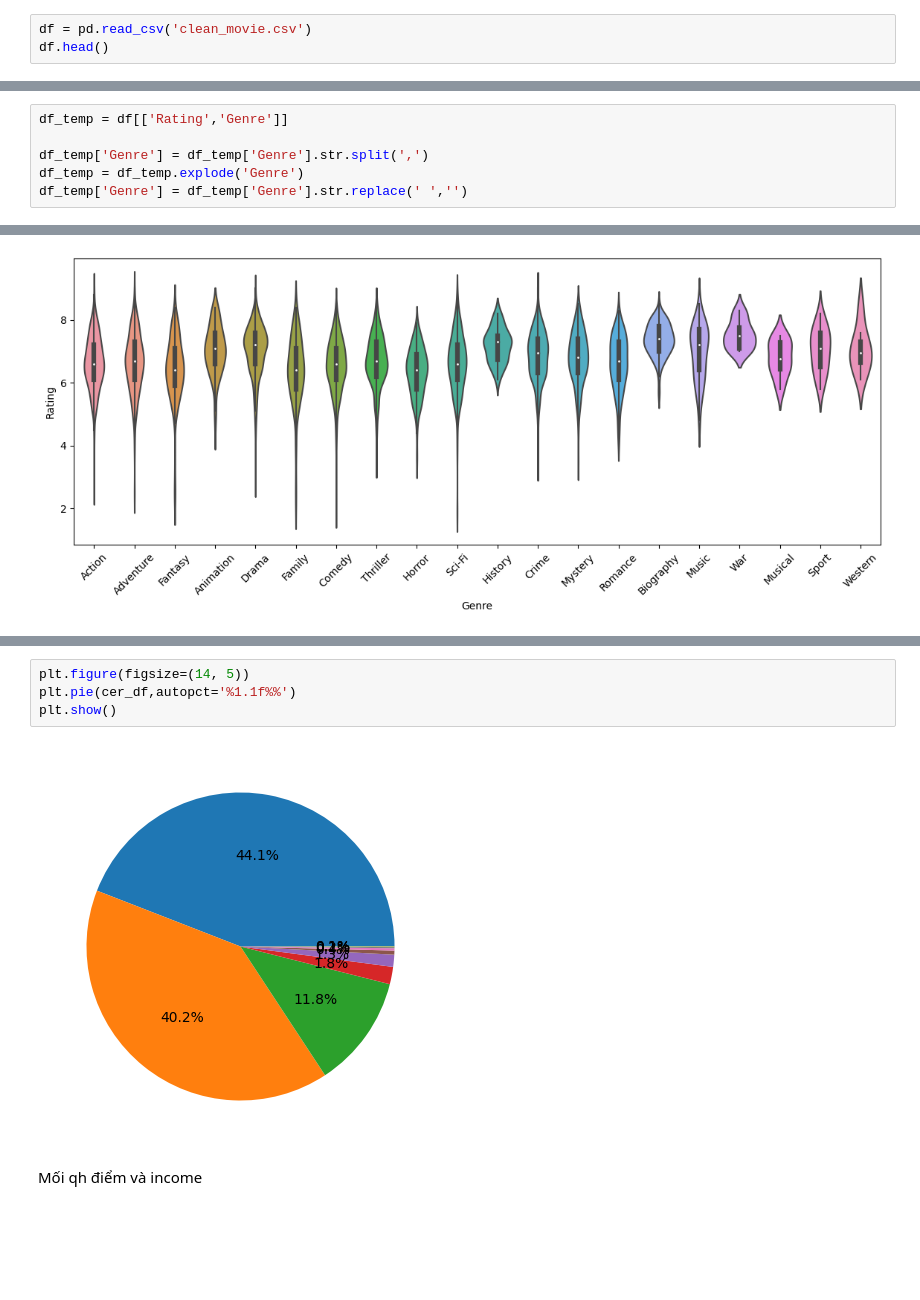
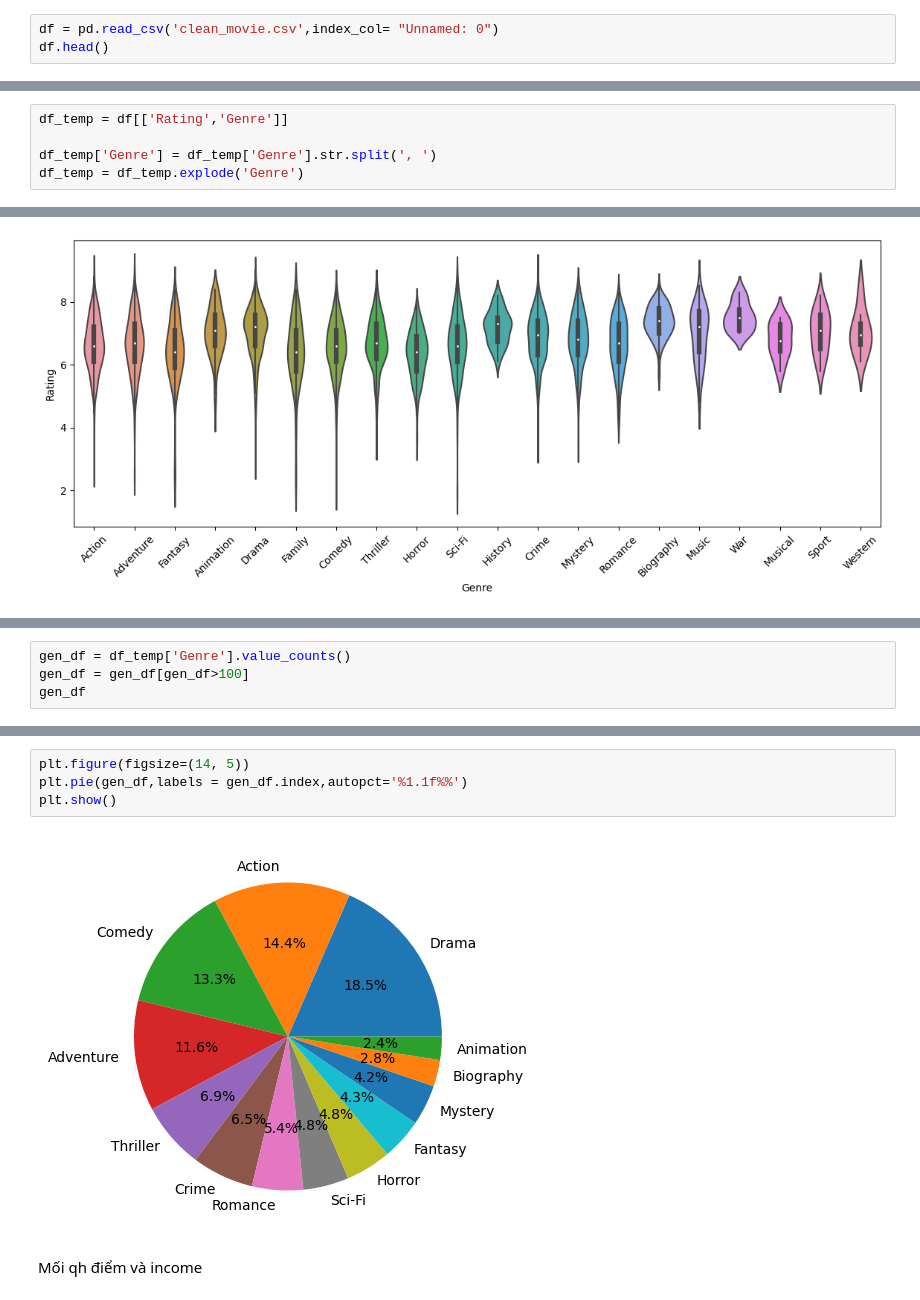
Before and after one commit to 20120273/Movie-Visualize, a Jupyter notebook: trucquanmovie.ipynb, the cells around one changed output, grey strips where cells are left out. Saved outputs shown, nothing was run; the diff lists cells and outputs as text; blank space fills up the shorter version.

```diff
--- a/trucquanmovie.ipynb
+++ b/trucquanmovie.ipynb
@@ -5,6 +5,6 @@ import seaborn as sns
 import plotly.express as px
 import country_converter
 # %%
-df = pd.read_csv('clean_movie.csv')
+df = pd.read_csv('clean_movie.csv',index_col= "Unnamed: 0")
 df.head()
 # %% [output]
@@ -55,9 +35,8 @@ df.head()
 # %%
 df_temp = df[['Rating','Genre']]
 
-df_temp['Genre'] = df_temp['Genre'].str.split(',')
+df_temp['Genre'] = df_temp['Genre'].str.split(', ')
 df_temp = df_temp.explode('Genre')
-df_temp['Genre'] = df_temp['Genre'].str.replace(' ','')
 # %% [output]
 A value is trying to be set on a copy of a slice from a DataFrame.
 Try using .loc[row_indexer,col_indexer] = value instead
@@ -95,0 +61,4 @@ Name: Certificate, dtype: int64
+# %%
+gen_df = df_temp['Genre'].value_counts()
+gen_df = gen_df[gen_df>100]
+gen_df
@@ -96,9 +80,9 @@ Name: Certificate, dtype: int64
 # %%
 plt.figure(figsize=(14, 5))
-plt.pie(cer_df,autopct='%1.1f%%')
+plt.pie(gen_df,labels = gen_df.index,autopct='%1.1f%%')
 plt.show()
 # %% [output]
-[figure, old version]
+[figure, new version]
 # %% [markdown]
 Mối qh điểm và income
 # %%
```
Also changed, not shown: parts of 17 cells of this notebook, 2 other files.
